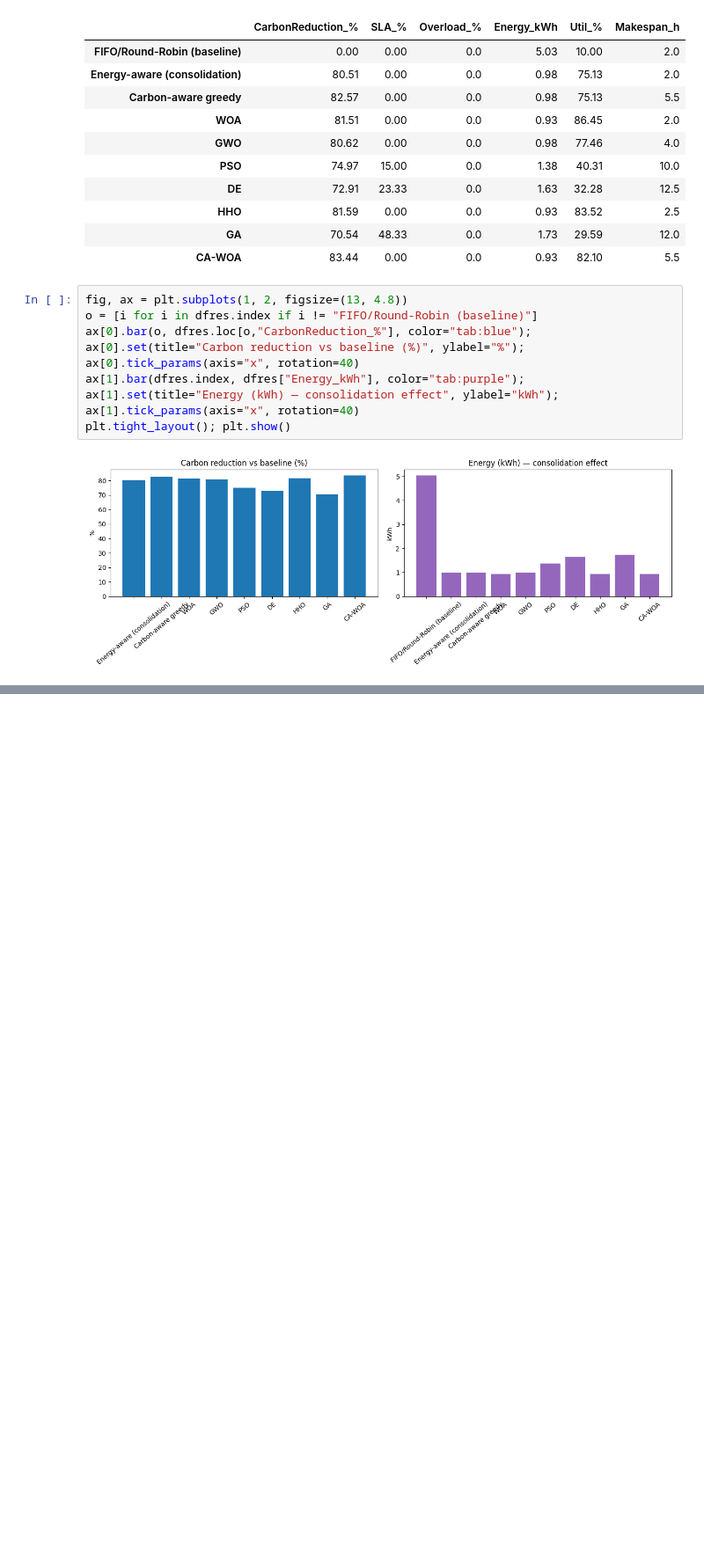
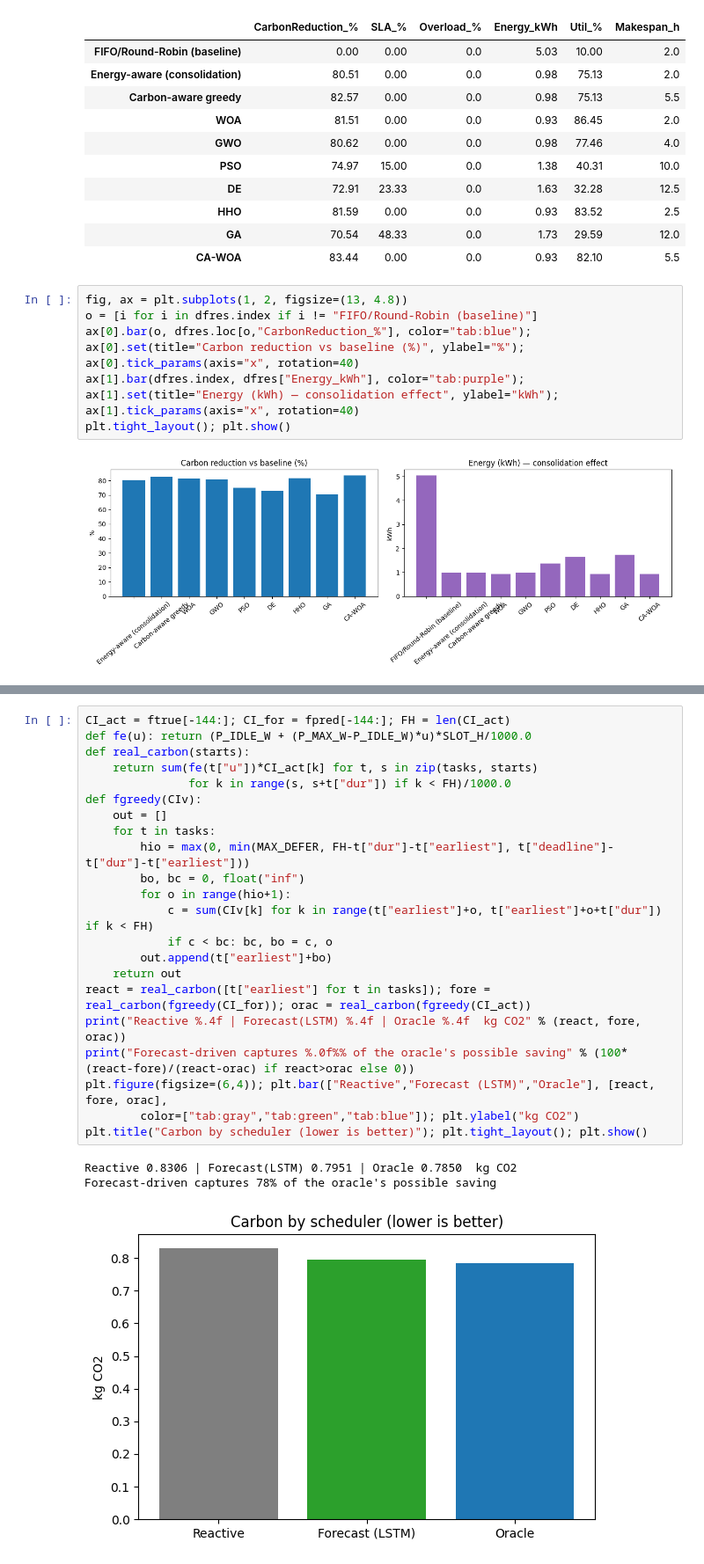
Before and after one commit to Navaneetha13/carbon-aware-scheduler, a Jupyter notebook: notebooks/carbon_aware_scheduling.ipynb, the cells around one changed output, grey strips where cells are left out. Shown at 88% size. Drawn from its saved outputs; the diff is of its cells as text; blank space fills up the shorter version.

```diff
--- a/notebooks/carbon_aware_scheduling.ipynb
+++ b/notebooks/carbon_aware_scheduling.ipynb
@@ -191,0 +231,26 @@ plt.tight_layout(); plt.show()
+# %%
+CI_act = ftrue[-144:]; CI_for = fpred[-144:]; FH = len(CI_act)
+def fe(u): return (P_IDLE_W + (P_MAX_W-P_IDLE_W)*u)*SLOT_H/1000.0
+def real_carbon(starts):
+    return sum(fe(t["u"])*CI_act[k] for t, s in zip(tasks, starts)
+               for k in range(s, s+t["dur"]) if k < FH)/1000.0
+def fgreedy(CIv):
+    out = []
+    for t in tasks:
+        hio = max(0, min(MAX_DEFER, FH-t["dur"]-t["earliest"], t["deadline"]-t["dur"]-t["earliest"]))
+        bo, bc = 0, float("inf")
+        for o in range(hio+1):
+            c = sum(CIv[k] for k in range(t["earliest"]+o, t["earliest"]+o+t["dur"]) if k < FH)
+            if c < bc: bc, bo = c, o
+        out.append(t["earliest"]+bo)
+    return out
+react = real_carbon([t["earliest"] for t in tasks]); fore = real_carbon(fgreedy(CI_for)); orac = real_carbon(fgreedy(CI_act))
+print("Reactive %.4f | Forecast(LSTM) %.4f | Oracle %.4f  kg CO2" % (react, fore, orac))
+print("Forecast-driven captures %.0f%% of the oracle's possible saving" % (100*(react-fore)/(react-orac) if react>orac else 0))
+plt.figure(figsize=(6,4)); plt.bar(["Reactive","Forecast (LSTM)","Oracle"], [react, fore, orac],
+        color=["tab:gray","tab:green","tab:blue"]); plt.ylabel("kg CO2")
+plt.title("Carbon by scheduler (lower is better)"); plt.tight_layout(); plt.show()
+# %% [output]
+Reactive 0.8306 | Forecast(LSTM) 0.7951 | Oracle 0.7850  kg CO2
+Forecast-driven captures 78% of the oracle's possible saving
+[figure, added]
```
Also changed, not shown: parts of 6 cells of this notebook, 14 other files.
